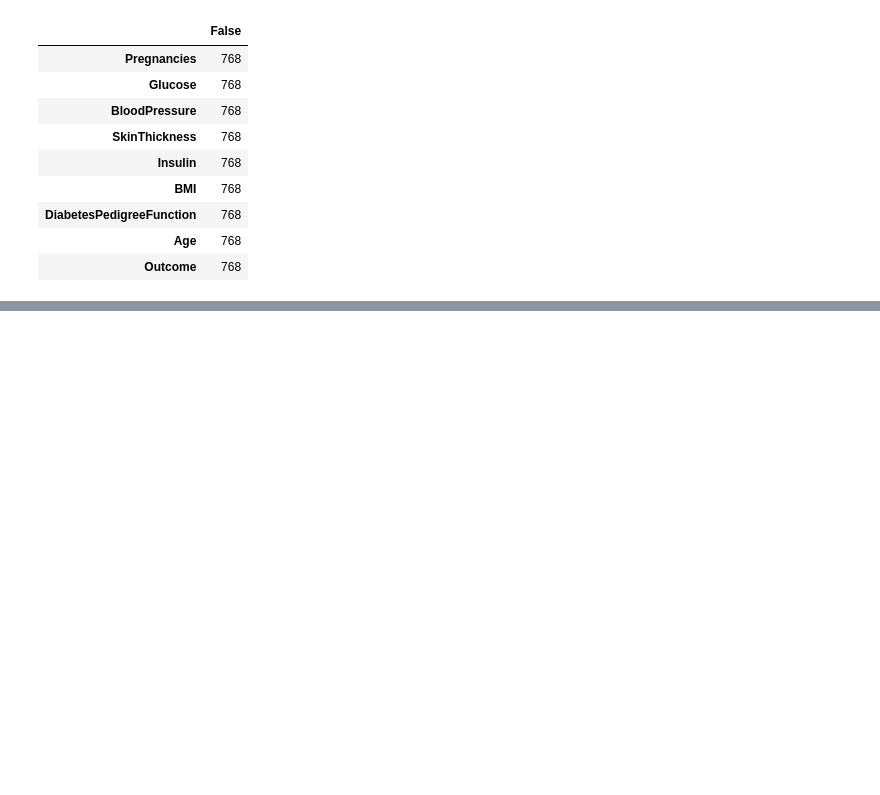
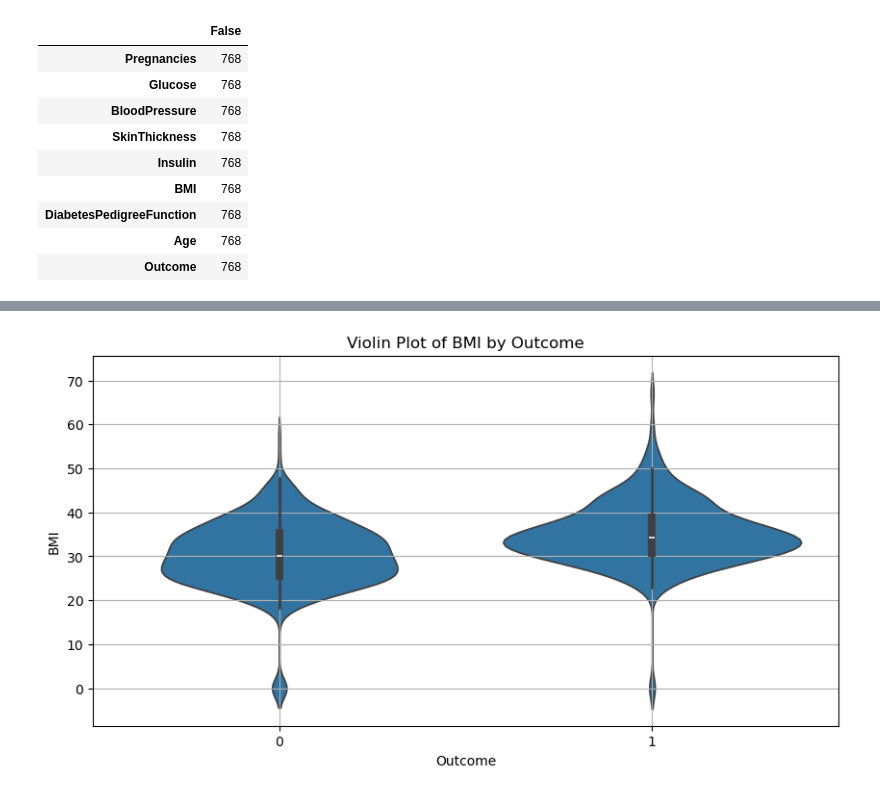
Before and after one commit to zahra-ahmadbeigloo/Data-analysis-projects, a Jupyter notebook: NIDDK-Data-Analysis/NIDDK-Data-Analysis.ipynb, the cells around one changed output, grey strips where cells are left out. Cells and saved outputs as stored; diff of their text form; code cells hidden in the pictures; blank space fills up the shorter version.

```diff
--- a/NIDDK-Data-Analysis/NIDDK-Data-Analysis.ipynb
+++ b/NIDDK-Data-Analysis/NIDDK-Data-Analysis.ipynb
@@ -73,0 +124,10 @@ missing_values_df
+# %%
+plt.figure(figsize=(10, 5))
+sns.violinplot(x='Outcome', y='BMI', data=df)
+plt.title(f'Violin Plot of {"BMI"} by Outcome')
+plt.xlabel('Outcome')
+plt.ylabel("BMI")
+plt.grid(True)
+plt.show()
+# %% [output]
+[figure, added]
```
Also changed, not shown: parts of 13 cells of this notebook.
